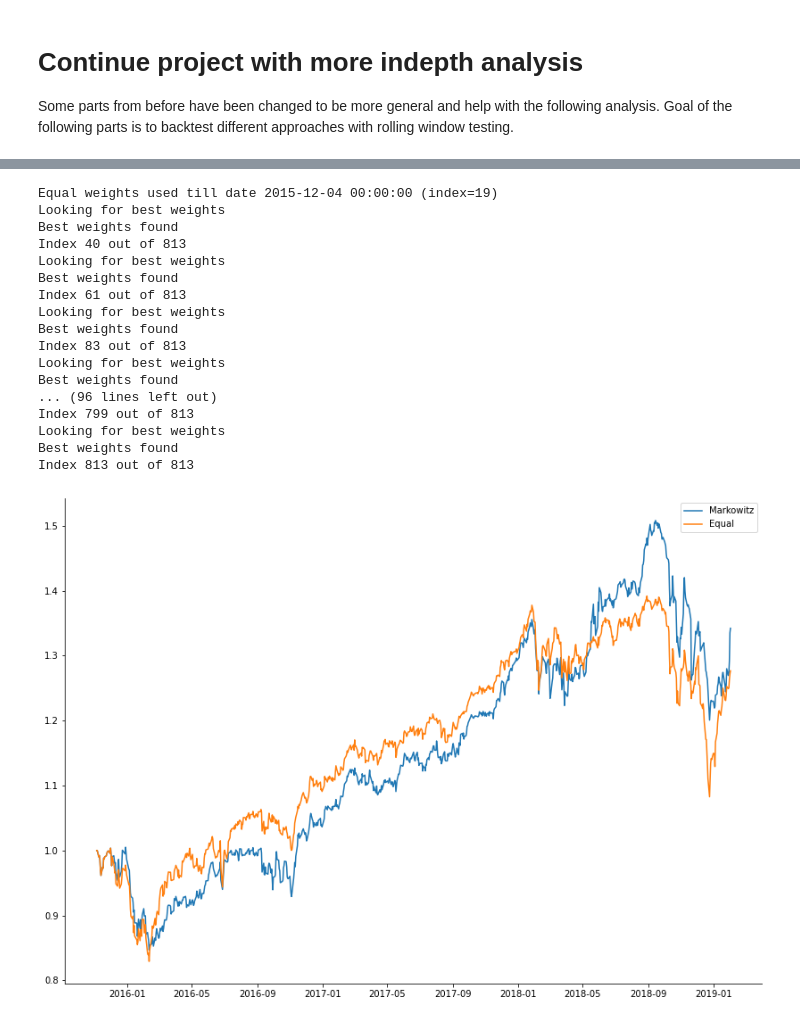
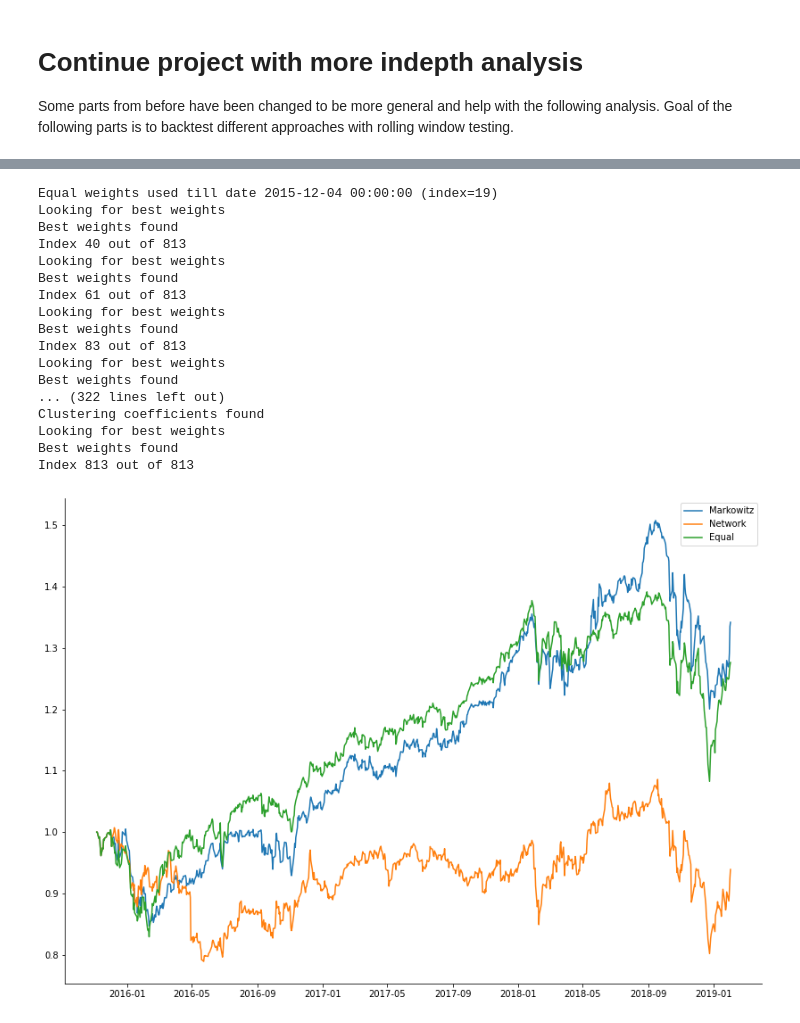
Before and after one commit to joonaskaraila/Portfolio_optimization, a Jupyter notebook: Portfolio_optimization.ipynb, the cells around one changed output, grey strips where cells are left out. Drawn from its saved outputs; the diff is of its cells as text; code cells hidden in the pictures.

Commit message:
Implemented rolling window backtesting for network-based approach

```diff
--- a/Portfolio_optimization.ipynb
+++ b/Portfolio_optimization.ipynb
@@ -468,6 +466,9 @@ def get_rolling_window_returns_df(returns_df, risk_free_return_data, get_weights
     return rolling_summed_returns
 
 markowitz_returns = get_rolling_window_returns_df(returns_df, risk_free_df, get_markowitz_weights)
+print("\n \n Network returns")
+# Network calculation takes about 4 hours with 30 day rolling window using 8 cores
+#network_returns = get_rolling_window_returns_df(returns_df, risk_free_df, get_network_weights)
 # %% [output]
 Equal weights used till date 2015-12-04 00:00:00 (index=19)
 Looking for best weights
@@ -481,39 +482,43 @@ Best weights found
 Index 83 out of 813
 Looking for best weights
 Best weights found
-... (96 lines left out)
-Index 799 out of 813
+... (322 lines left out)
+Clustering coefficients found
 Looking for best weights
 Best weights found
 Index 813 out of 813
 # %%
 figure(figsize=(14,10))
 def plot_cumulative_returns(logreturns_df):
     logreturns_df = logreturns_df.copy(deep=True)
 
     # Start all returns from 1 so before taking exponential our value must be 0
     d = pd.Series(data=0, index = pd.Series(logreturns_df.index[0] - datetime.timedelta(days=1)))
     df = d.to_frame()
     df.columns = logreturns_df.columns
     logreturns_df = pd.concat([df, logreturns_df])
 
     cum_return = np.exp(logreturns_df).cumprod()
     return cum_return
 
 markowitz_returns.columns = ['Markowitz']
 markowitz_cumulative = plot_cumulative_returns(markowitz_returns)
 plt.plot(markowitz_cumulative.index,markowitz_cumulative.values,label='Markowitz')
 
+network_returns = pd.read_csv('network_rolling_logreturns.csv')
+network_cumulative = plot_cumulative_returns(network_returns)
+plt.plot(network_cumulative.index,network_cumulative.values,label='Network')
+
 equal_weights = returns_df.sum(axis=1)
 equal_weights = equal_weights/899
 equal_weights = equal_weights.to_frame()
 equal_weights.columns = ['Equal']
 equal_cumulative = plot_cumulative_returns(equal_weights)
 plt.plot(equal_cumulative.index,equal_cumulative.values,label='Equal')
 plt.legend()
 plt.show()
 # %% [output]
-[figure, old version]
+[figure, new version]
 # %%
 markowitz_returns.plot()
 equal_weights.plot()
```
Also changed, not shown: parts of 4 cells of this notebook.
